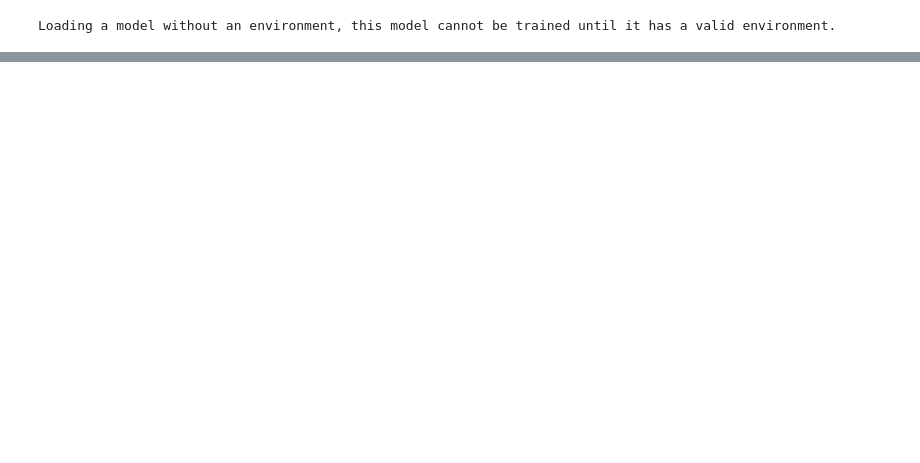
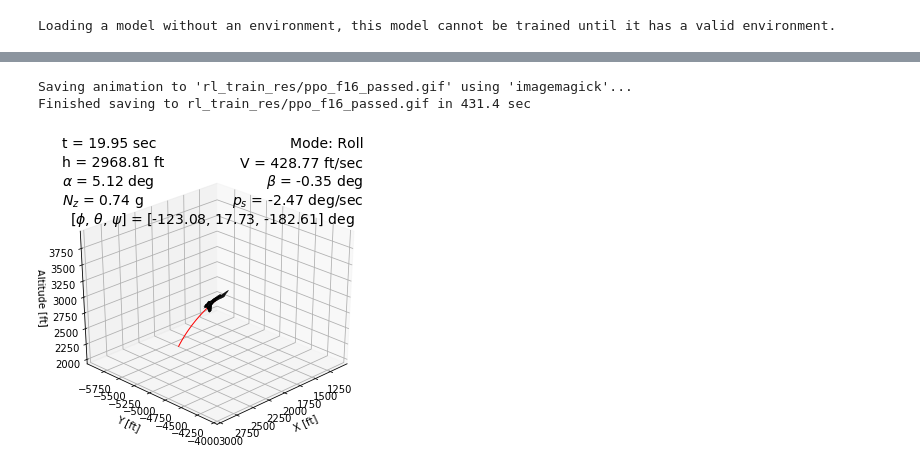
Before and after one commit to Bing-Yuan/fitre, a Jupyter notebook: plot.ipynb, the cells around one changed output, grey strips where cells are left out. Cells and saved outputs as stored; diff of their text form; code cells hidden in the pictures; blank space fills up the shorter version.

```diff
--- a/plot.ipynb
+++ b/plot.ipynb
@@ -33,0 +53,6 @@ Finished saving to rl_train_res/f16_passed.gif in 348.4 sec
+# %%
+plot3d_anim(env.unwrapped.times[:2000], env.unwrapped.states[:2000], env.unwrapped.modes[:2000], env.unwrapped.ps_list[:2000], env.unwrapped.Nz_list[:2000], filename="rl_train_res/ppo_f16_passed.gif")
+# %% [output]
+Saving animation to 'rl_train_res/ppo_f16_passed.gif' using 'imagemagick'...
+Finished saving to rl_train_res/ppo_f16_passed.gif in 431.4 sec
+[figure, added]
```
Also changed, not shown: parts of 11 cells of this notebook, 2 other files.
